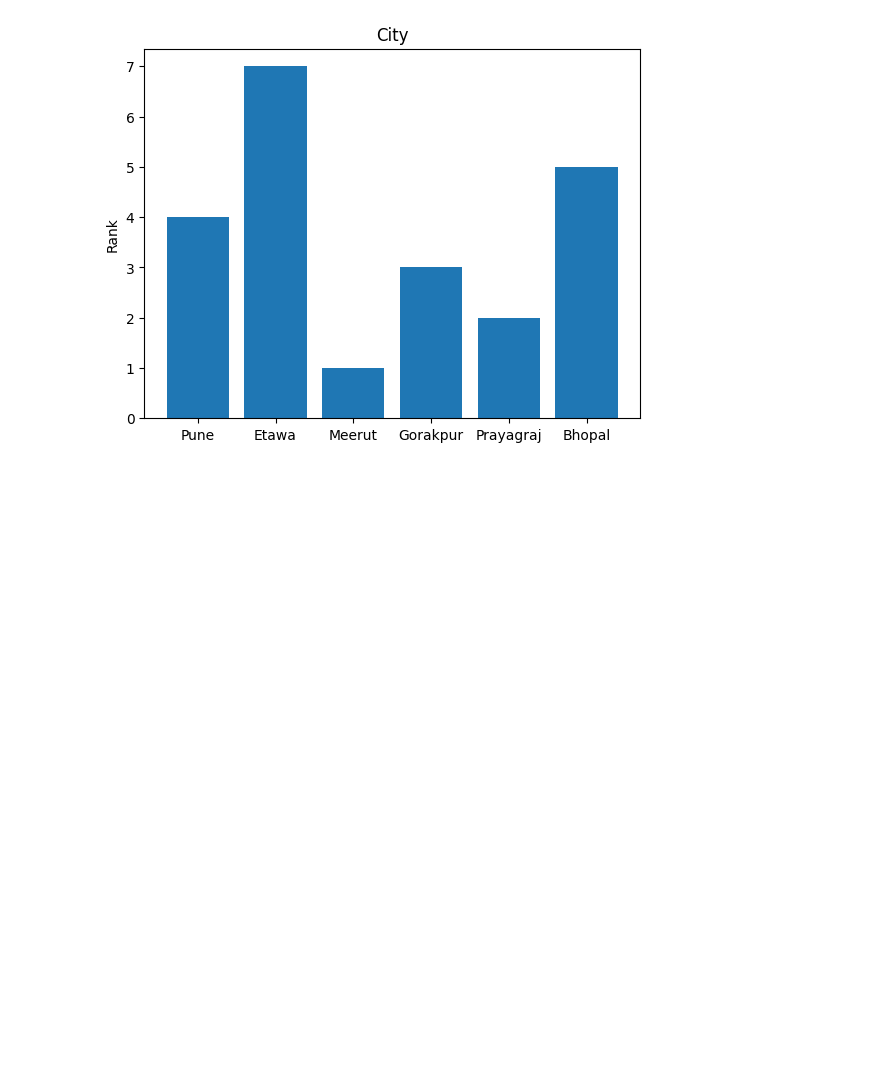
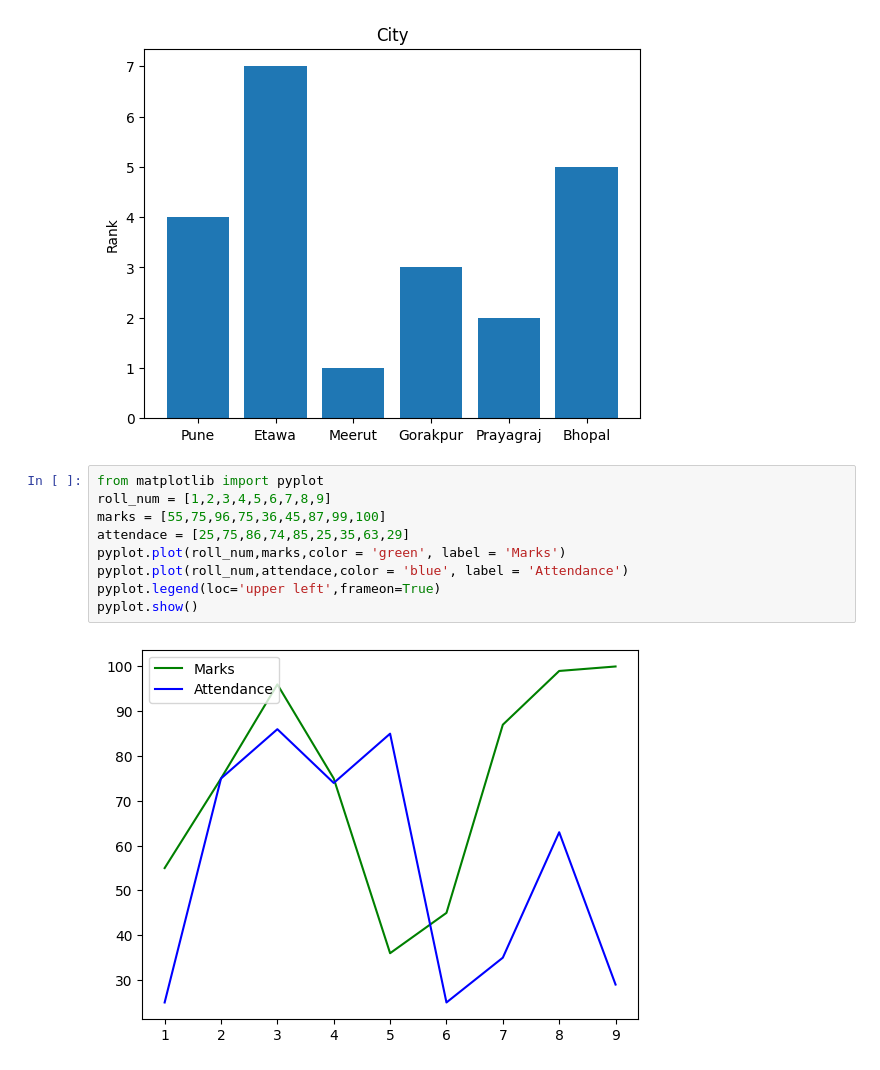
Before and after one commit to rachittyagii/semester---2-Code, a Jupyter notebook: Day3.ipynb, the cells around one changed output. Drawn from its saved outputs; the diff is of its cells as text; blank space fills up the shorter version.

```diff
--- a/Day3.ipynb
+++ b/Day3.ipynb
@@ -40,3 +40,14 @@ pyplot.title('City')
 pyplot.show()
 # %% [output]
 [figure]
+# %%
+from matplotlib import pyplot
+roll_num = [1,2,3,4,5,6,7,8,9]
+marks = [55,75,96,75,36,45,87,99,100]
+attendace = [25,75,86,74,85,25,35,63,29]
+pyplot.plot(roll_num,marks,color = 'green', label = 'Marks')
+pyplot.plot(roll_num,attendace,color = 'blue', label = 'Attendance')
+pyplot.legend(loc='upper left',frameon=True)
+pyplot.show()
+# %% [output]
+[figure, added]
```
